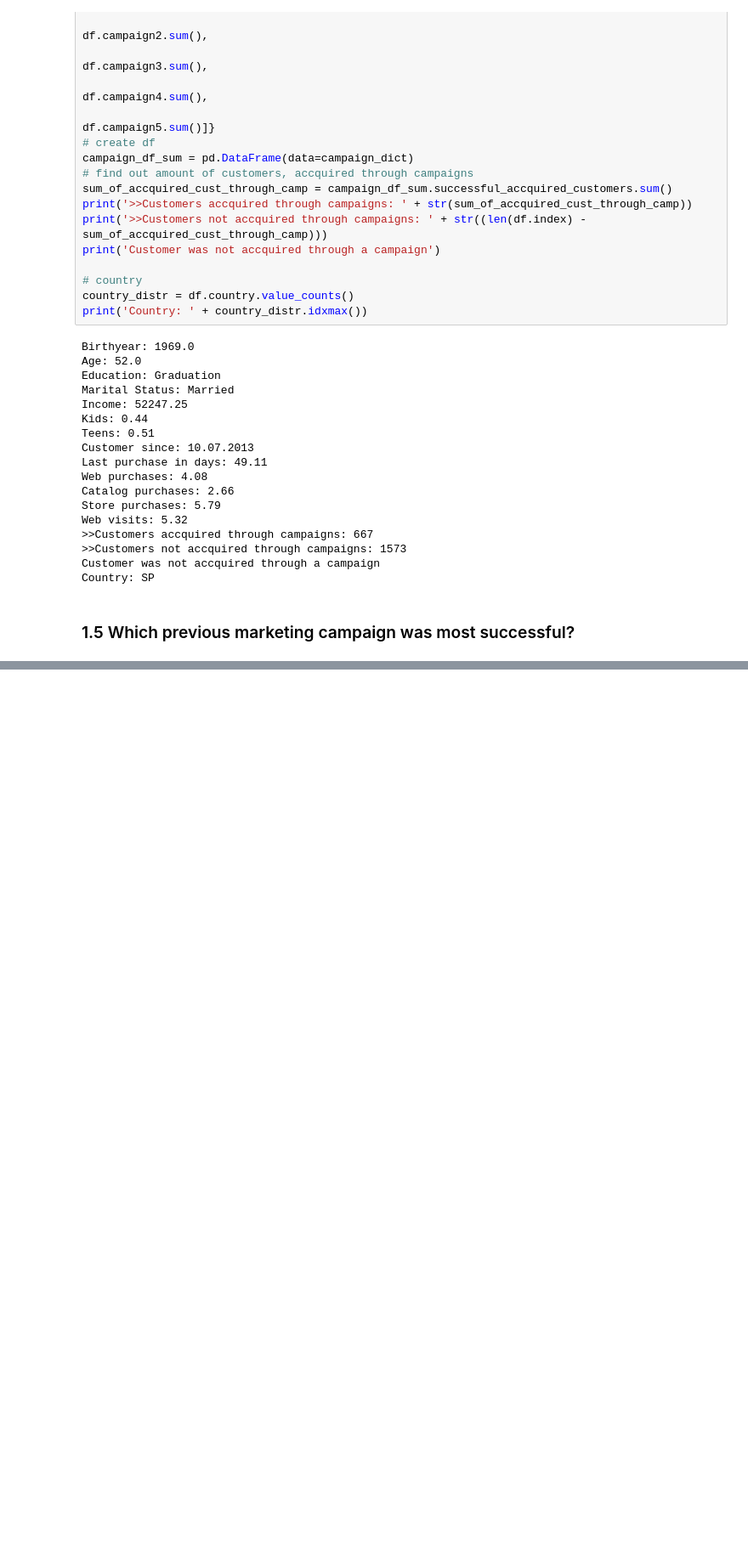
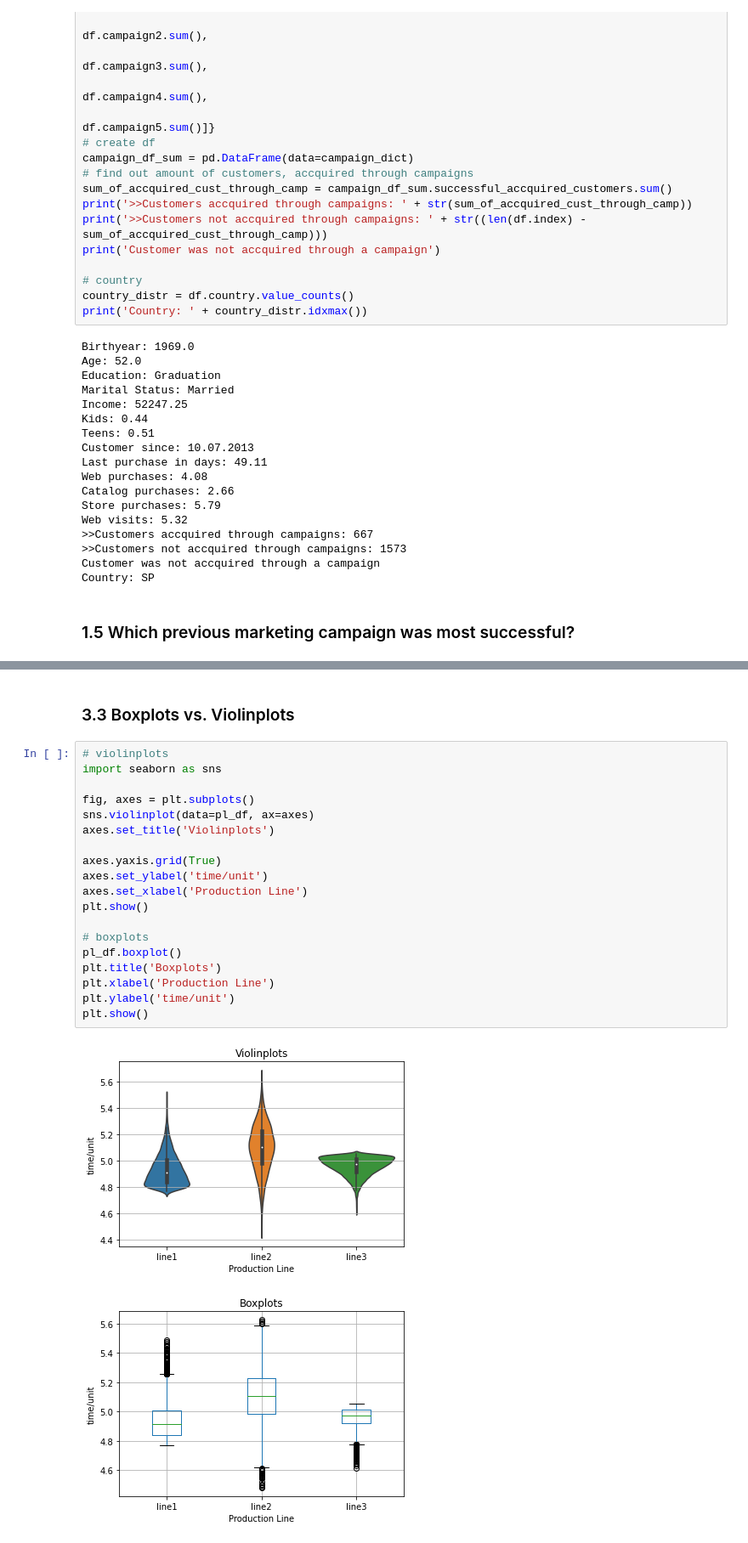
Before and after one commit to rrancerr/jku-data-mining-ws-21, a Jupyter notebook: assignment-02/assignment-02.ipynb, the cells around one changed output, grey strips where cells are left out. Shown at 85% size. Saved outputs shown, nothing was run; the diff lists cells and outputs as text; blank space fills up the shorter version.

```diff
--- a/assignment-02/assignment-02.ipynb
+++ b/assignment-02/assignment-02.ipynb
@@ -205,0 +333,24 @@ AxesSubplot(0.125,0.125;0.775x0.755)
+# %% [markdown]
+### 3.3 Boxplots vs. Violinplots
+# %%
+# violinplots
+import seaborn as sns
+
+fig, axes = plt.subplots()
+sns.violinplot(data=pl_df, ax=axes)
+axes.set_title('Violinplots')
+
+axes.yaxis.grid(True)
+axes.set_ylabel('time/unit')
+axes.set_xlabel('Production Line')
+plt.show()
+
+# boxplots
+pl_df.boxplot()
+plt.title('Boxplots')
+plt.xlabel('Production Line')
+plt.ylabel('time/unit')
+plt.show()
+# %% [output]
+[figure, added]
+[figure, added]
```
Also changed, not shown: parts of 11 cells of this notebook.
